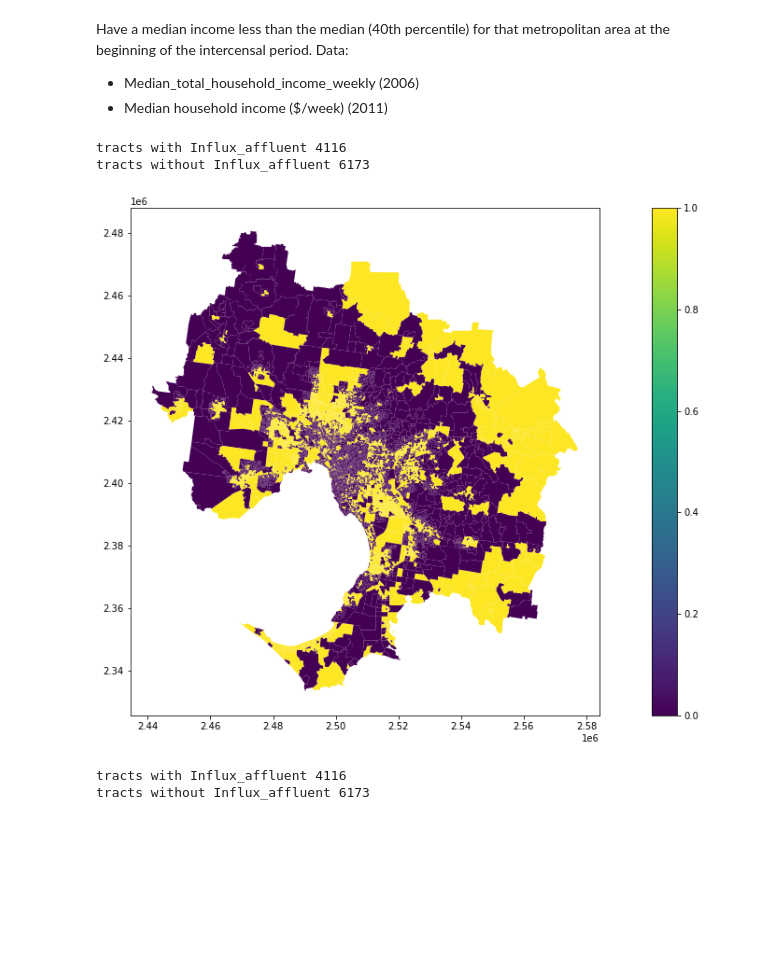
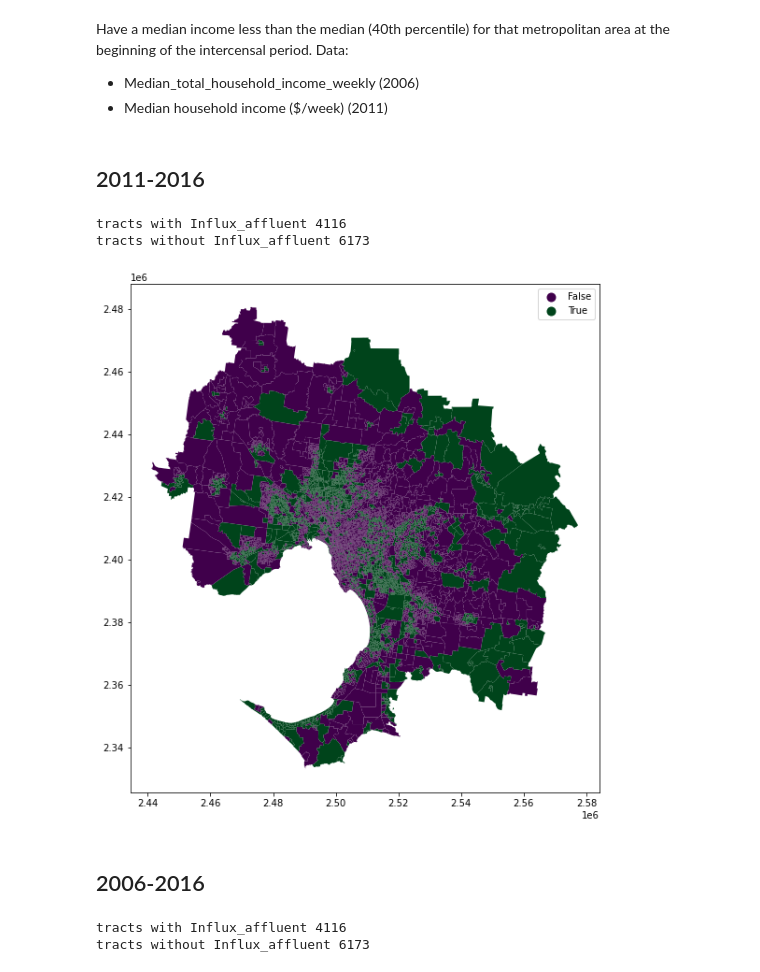
Before and after one commit to mrosasraya/Gentrification, a Jupyter notebook: Gentrified_tracts_2016.ipynb, the cells around one changed output. Drawn from its saved outputs; the diff is of its cells as text; code cells hidden in the pictures; blank space fills up the shorter version.

```diff
--- a/Gentrified_tracts_2016.ipynb
+++ b/Gentrified_tracts_2016.ipynb
@@ -70,4 +53,14 @@ def median_concat_series(all_permits):
     for year in years:
         numbers = numbers + all_permits[year].tolist()
     return numbers
+# %%
+#Plot polygon shapefile with categoriacal variable
+
+def plot_categorical_attr(shp_path, crs, attribute, attr_table, attr_pivot_col, shp_pivot_col):
+    shp = gpd.read_file(shp_path).to_crs(crs)
+    shp_attr = merge_str (shp, attr_table,
+                          shp_pivot_col,
+                          attr_pivot_col,
+                          how='right')
+    shp_attr.plot(column=attribute,legend=True, figsize=(20,10), categorical=True, cmap = 'PRGn')
 # %%
@@ -236,40 +267,59 @@ Have a median income less than the median (40th percentile) for that metropolita
 Data:
 - Median_total_household_income_weekly (2006)
 - Median household income ($/week) (2011)
+# %% [markdown]
+## 2011-2016
 # %%
-filter_units_path = 'Geographical_Units/Great_Melbourne_Units/SA1_2016_GM.csv'
-attr_file_path = 'Gentrification_Labels/Income/Geopandas_Interpolated/Income_2011.csv'
+filter_units_path = 'Data/Geographical_Units/Great_Melbourne_Units/SA1_2016_GM.csv'
+attr_file_path = 'Data/Gentrification_Labels/Income/Geopandas_Interpolated/Income_2011.csv'
 attr_name = 'Income'
 calculated_attr = 'low_income'
 columns = [1,2]
 code = 1
 quantile = 0.4
 # %%
+# Function to do a binary classification given a quantile threshold in a numerical feature
+
 def quantile_threshold_classify(attr_file_path, columns, filter_units_path, attr_name, quantile,
                                 calculated_attr, code=0):
-    trimmed_attr = load_trim_attr(attr_file_path, columns, filter_units_path, attr_name, code=code)
+
+    trimmed_attr = load_trim_attr(attr_file_path,
+                                  columns,
+                                  filter_units_path,
+                                  attr_name,
+                                  code=code)
+
     trim_attr_quantile = trimmed_attr[attr_name].quantile(quantile)
     trimmed_attr[calculated_attr] = np.where(trimmed_attr[attr_name]< trim_attr_quantile, True, False)
+
     #Print results
-    print('tracts with '+ caclulated_name + ' ' + \
-          str(len(trimmed_attr[trimmed_attr[calculated_attr] == True])))
-    print('tracts without '+ caclulated_name + ' '  + \
-          str(len(trimmed_attr[trimmed_attr[calculated_attr] == False])))
+    print('tracts with '+ caclulated_name + ' ' \
+          + str(len(trimmed_attr[trimmed_attr[calculated_attr] == True])))
+    print('tracts without '+ caclulated_name + ' ' \
+          + str(len(trimmed_attr[trimmed_attr[calculated_attr] == False])))
+
     return trimmed_attr
 # %%
-income_11_16 = quantile_threshold_classify (attr_file_path, columns, filter_units_path,
-                                            attr_name, quantile, calculated_attr, code= code)
+income_11_16 = quantile_threshold_classify (attr_file_path,
+                                            columns,
+                                            filter_units_path,
+                                            attr_name,
+                                            quantile,
+                                            calculated_attr,
+                                            code= code)
 # %% [output]
 tracts with Influx_affluent 4116
 tracts without Influx_affluent 6173
 # %%
-shp_path = 'Shapefiles/un-trimmed/SA1_2016_Australia/SA1_2016_AUST.shp'
+shp_path = 'Data/Shapefiles/un-trimmed/SA1_2016_Australia/SA1_2016_AUST.shp'
 crs = 7899
 attribute = calculated_attr
 attr_table = income_11_16
 attr_pivot_col = 'SA1_7DIGITCODE_2016'
 shp_pivot_col = 'SA1_7DIG16'
 plot_categorical_attr(shp_path, crs, attribute, attr_table, attr_pivot_col, shp_pivot_col)
 # %% [output]
-[figure, old version]
+[figure, new version]
+# %% [markdown]
+## 2006-2016
 # %%
```
Also changed, not shown: parts of 56 cells of this notebook, 2 other files.
